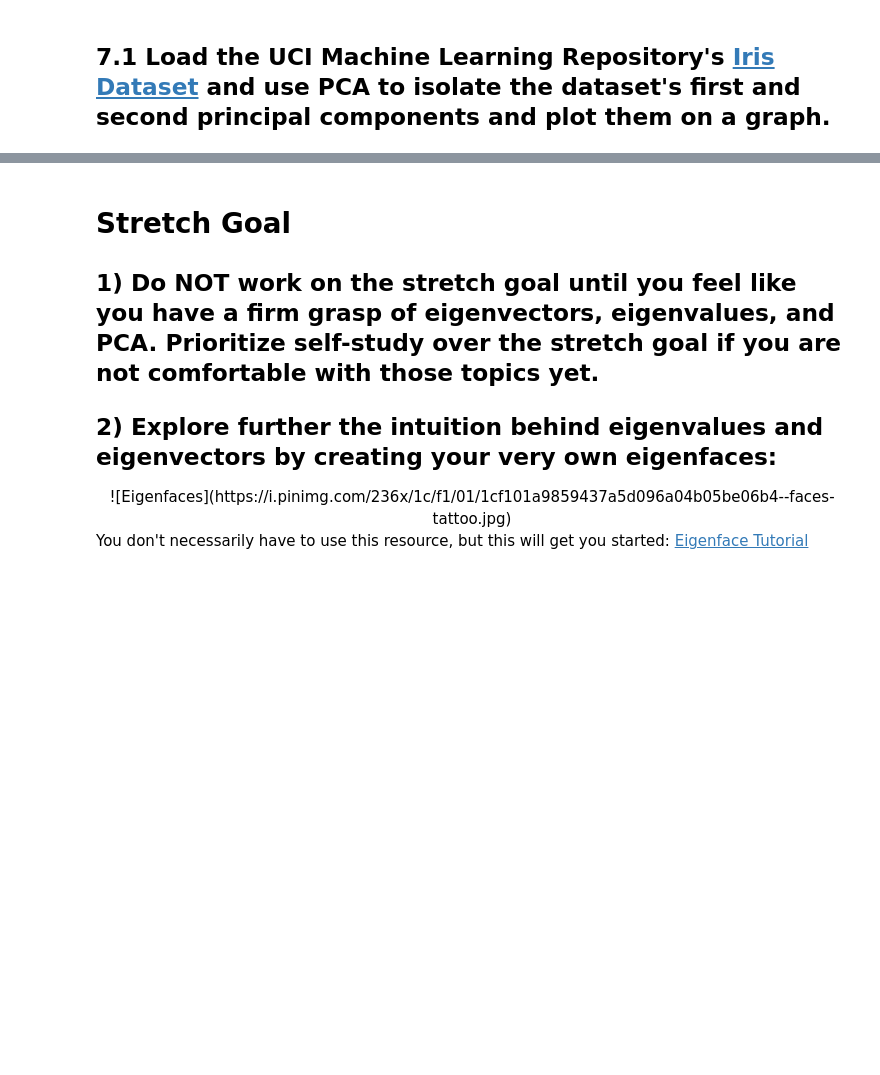
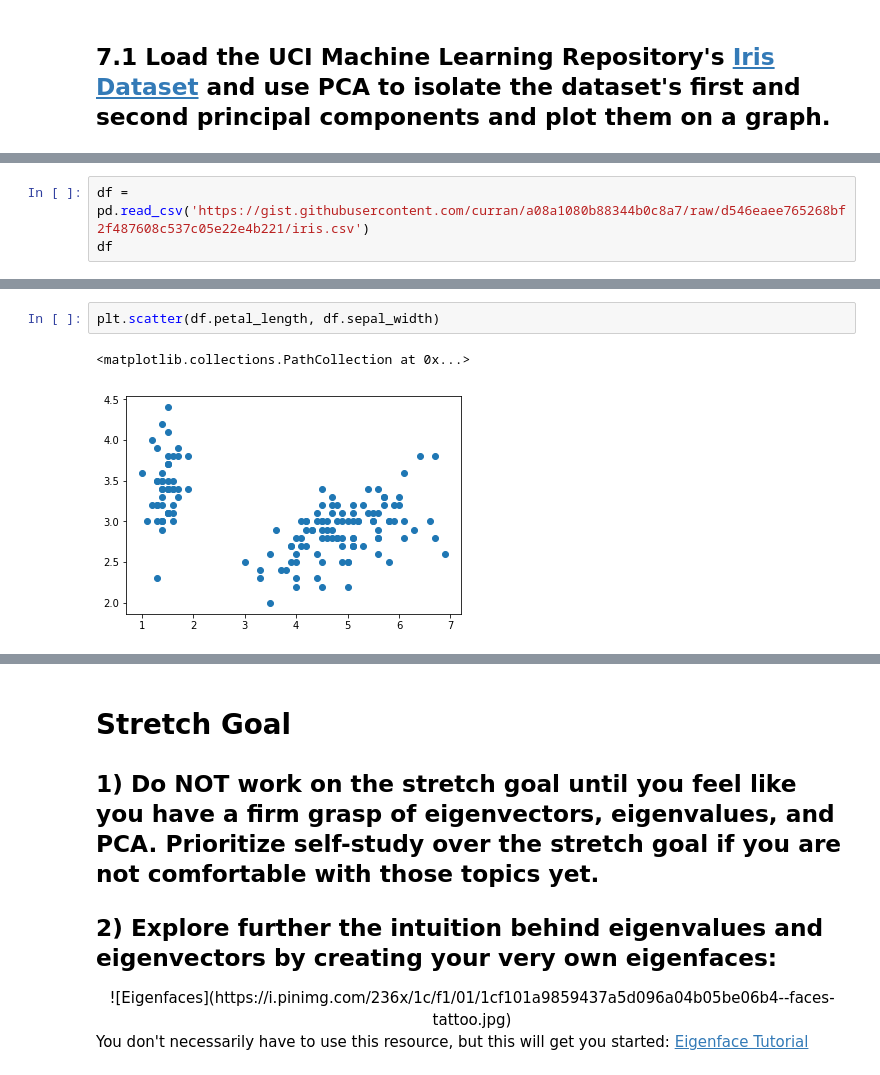
Before and after one commit to SarmenSinanian/DS-Unit-1-Sprint-4-Linear-Algebra, a Jupyter notebook: Sarmen_Sinanian_High_Dimensional_Data_Assignment.ipynb, the cells around one changed output, grey strips where cells are left out. Saved outputs shown, nothing was run; the diff lists cells and outputs as text; blank space fills up the shorter version.

```diff
--- a/Sarmen_Sinanian_High_Dimensional_Data_Assignment.ipynb
+++ b/Sarmen_Sinanian_High_Dimensional_Data_Assignment.ipynb
@@ -63,0 +126,3 @@ q(\begin{bmatrix}x_1 \\ x_2 \\ x_3\end{bmatrix}) = \begin{bmatrix} 4x_1 + x_2 +
+# %%
+df = pd.read_csv('https://gist.githubusercontent.com/curran/a08a1080b88344b0c8a7/raw/d546eaee765268bf2f487608c537c05e22e4b221/iris.csv')
+df
@@ -63,0 +303,5 @@ q(\begin{bmatrix}x_1 \\ x_2 \\ x_3\end{bmatrix}) = \begin{bmatrix} 4x_1 + x_2 +
+# %%
+plt.scatter(df.petal_length, df.sepal_width)
+# %% [output]
+<matplotlib.collections.PathCollection at 0x...>
+[figure, added]
```
Also changed, not shown: parts of 37 cells of this notebook.
